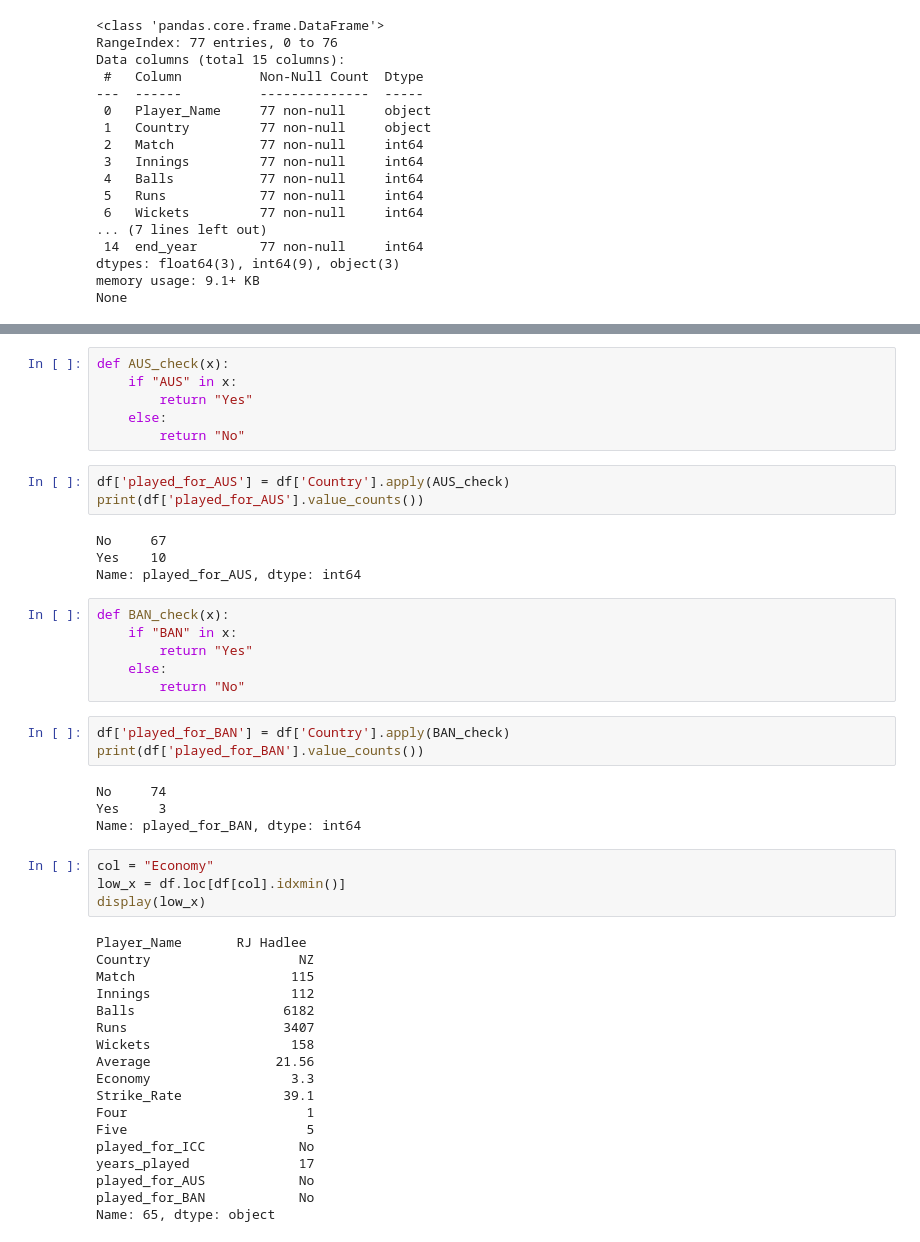
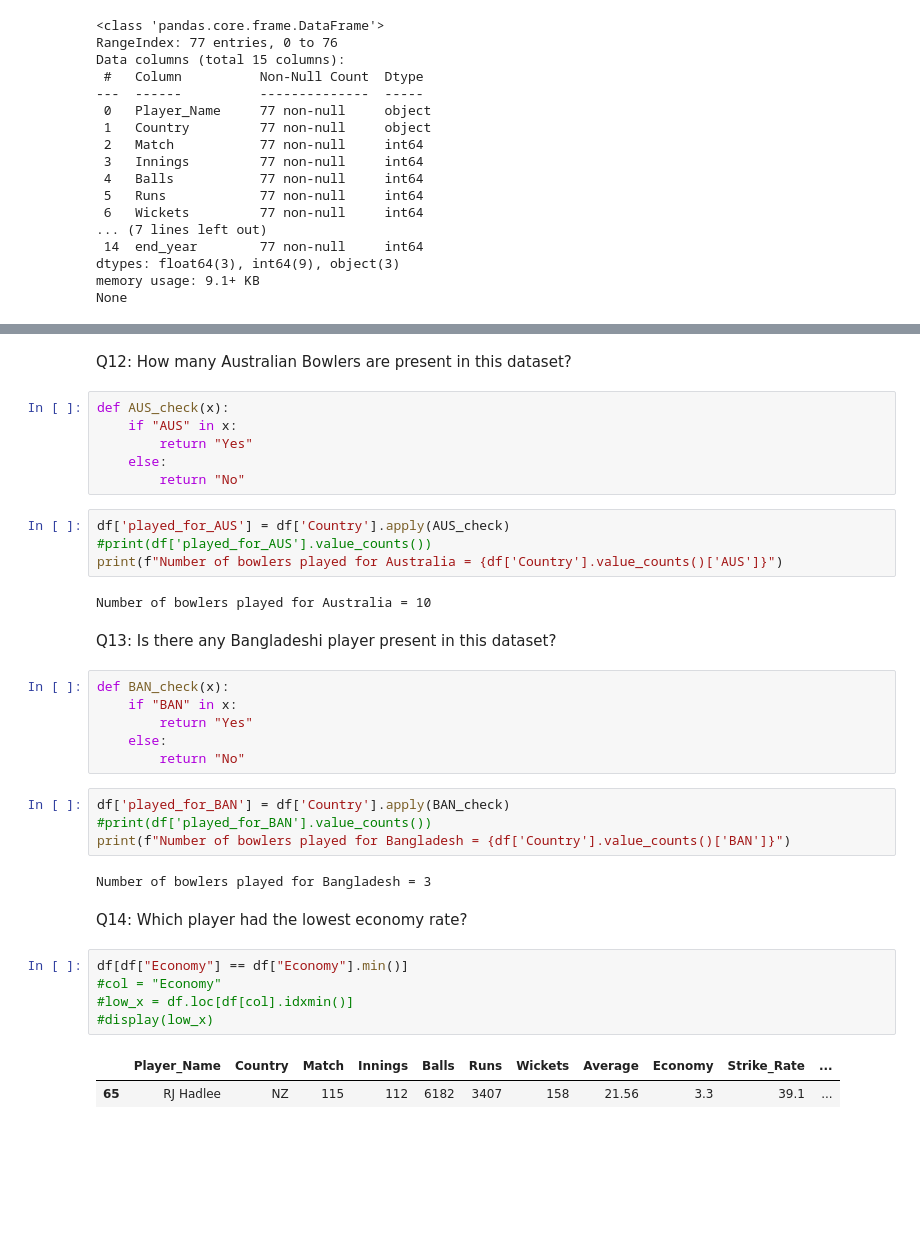
Before and after one commit to Kamrul732/ODI_cricket_bowler_datset_analysis, a Jupyter notebook: ODI_cricket_bowler_analysis.ipynb, the cells around one changed output, grey strips where cells are left out. Saved outputs shown, nothing was run; the diff lists cells and outputs as text; blank space fills up the shorter version.

```diff
--- a/ODI_cricket_bowler_analysis.ipynb
+++ b/ODI_cricket_bowler_analysis.ipynb
@@ -277,3 +329,5 @@ display(df.head())
+# %% [markdown]
+Q12: How many Australian Bowlers are present in this dataset?
 # %%
 def AUS_check(x):
     if "AUS" in x:
@@ -282,11 +336,12 @@ def AUS_check(x):
         return "No"
 # %%
 df['played_for_AUS'] = df['Country'].apply(AUS_check)
-print(df['played_for_AUS'].value_counts())
+#print(df['played_for_AUS'].value_counts())
+print(f"Number of bowlers played for Australia = {df['Country'].value_counts()['AUS']}")
 # %% [output]
-No     67
-Yes    10
-Name: played_for_AUS, dtype: int64
+Number of bowlers played for Australia = 10
+# %% [markdown]
+Q13: Is there any Bangladeshi player present in this dataset?
 # %%
 def BAN_check(x):
     if "BAN" in x:
@@ -295,30 +350,17 @@ def BAN_check(x):
         return "No"
 # %%
 df['played_for_BAN'] = df['Country'].apply(BAN_check)
-print(df['played_for_BAN'].value_counts())
+#print(df['played_for_BAN'].value_counts())
+print(f"Number of bowlers played for Bangladesh = {df['Country'].value_counts()['BAN']}")
 # %% [output]
-No     74
-Yes     3
-Name: played_for_BAN, dtype: int64
+Number of bowlers played for Bangladesh = 3
+# %% [markdown]
+Q14: Which player had the lowest economy rate?
 # %%
-col = "Economy"
-low_x = df.loc[df[col].idxmin()]
-display(low_x)
+df[df["Economy"] == df["Economy"].min()]
+#col = "Economy"
+#low_x = df.loc[df[col].idxmin()]
+#display(low_x)
 # %% [output]
-Player_Name       RJ Hadlee
-Country                   NZ
-Match                    115
-Innings                  112
-Balls                   6182
-Runs                    3407
-Wickets                  158
-Average                21.56
-Economy                  3.3
-Strike_Rate             39.1
-Four                       1
-Five                       5
-played_for_ICC            No
-years_played              17
-played_for_AUS            No
-played_for_BAN            No
-Name: 65, dtype: object
+|  | Player_Name | Country | Match | Innings | Balls | Runs | Wickets | Average | Economy | Strike_Rate | ... |
+| 65 | RJ Hadlee | NZ | 115 | 112 | 6182 | 3407 | 158 | 21.56 | 3.3 | 39.1 | ... |
```
Also changed, not shown: parts of 29 cells of this notebook.
